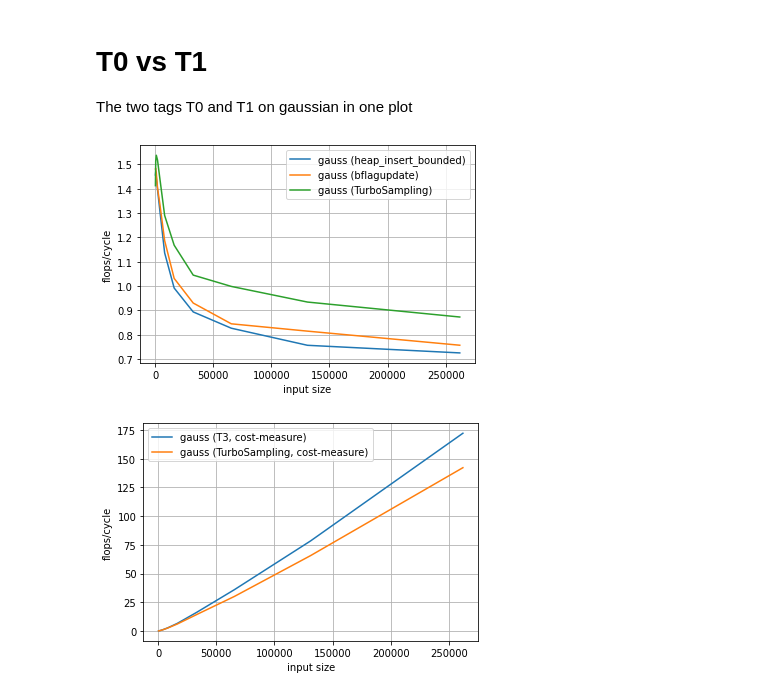
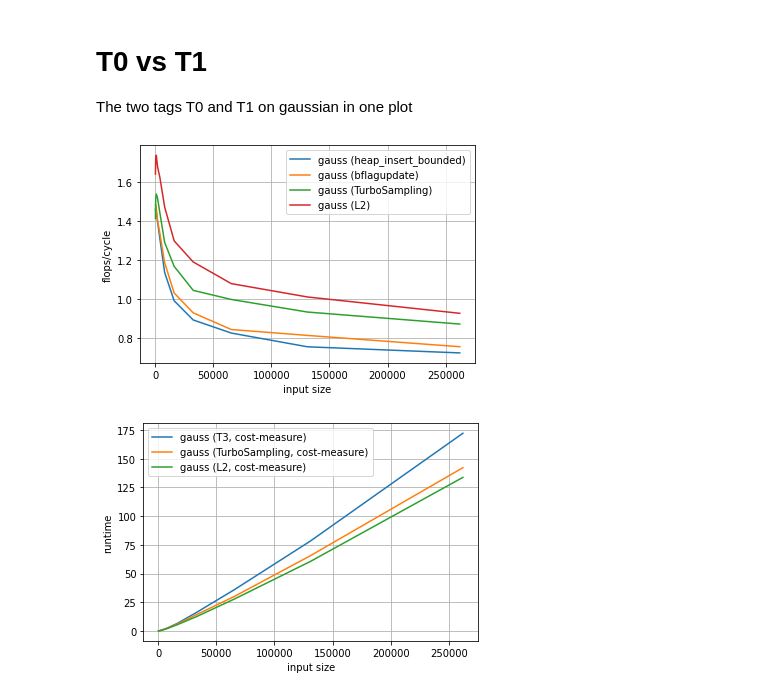
Before and after one commit to bunert/nn-descent, a Jupyter notebook: benchmarking/eval_zenv1.ipynb, the cells around one changed output. Saved outputs shown, nothing was run; the diff lists cells and outputs as text; code cells hidden in the pictures.

```diff
--- a/benchmarking/eval_zenv1.ipynb
+++ b/benchmarking/eval_zenv1.ipynb
@@ -82,39 +82,43 @@ The two tags T0 and T1 on gaussian in one plot
 # %%
 gauss_t0 = pd.read_csv("zenv1_gaussian_dim100_logn8to18_k20_T0", sep=' ', names=hdr)
 gauss_t2 = pd.read_csv("zenv1_gaussian_dim100_logn8to18_k20_T2", sep=' ', names=hdr)
 gauss_hib = pd.read_csv("zenv1_gaussian_dim100_logn8to18_k20_heap_insert_bounded", sep=' ', names=hdr)
 gauss_t3 = pd.read_csv("zenv1_gaussian_dim100_logn8to18_k20_bflagupdate", sep=' ', names=hdr)
 gauss_turbosamp = pd.read_csv("zenv1_gaussian_dim100_logn8to18_k20_turbosampling", sep=' ', names=hdr)
+gauss_l2 = pd.read_csv("zenv1_gaussian_dim100_logn8to18_k20_l2", sep=' ', names=hdr)
+
 
 
 
 #plt.plot(gauss['n'], gauss['flops']/gauss['runtime_cycles'], label='gauss (T1, master)')
 #plt.plot(gauss_t0['n'], gauss_t0['flops']/gauss_t0['runtime_cycles'], label='gauss (T0, master)')
 plt.plot(gauss_hib['n'], gauss_turbosamp['flops']/gauss_hib['runtime_cycles'], label='gauss (heap_insert_bounded)')
 plt.plot(gauss_t3['n'], gauss_turbosamp['flops']/gauss_t3['runtime_cycles'], label='gauss (bflagupdate)')
 plt.plot(gauss_turbosamp['n'], gauss_turbosamp['flops']/gauss_turbosamp['runtime_cycles'], label='gauss (TurboSampling)')
+plt.plot(gauss_l2['n'], gauss_turbosamp['flops']/gauss_l2['runtime_cycles'], label='gauss (L2)')
 
 gauss_t3
 # 100 linearly spaced numbers
 
 plt.ylabel('flops/cycle')
 plt.xlabel('input size')
 plt.grid(True)
 plt.legend()
 plt.show()
 # %% [output]
-[figure, old version]
+[figure, new version]
 # %%
 plt.plot(gauss_t3['n'], gauss_t2['runtime_s'], label='gauss (T3, cost-measure)')
 plt.plot(gauss_turbosamp['n'], gauss_turbosamp['runtime_s'], label='gauss (TurboSampling, cost-measure)')
+plt.plot(gauss_l2['n'], gauss_l2['runtime_s'], label='gauss (L2, cost-measure)')
 
 gauss_t3
 # 100 linearly spaced numbers
 
-plt.ylabel('flops/cycle')
+plt.ylabel('runtime')
 plt.xlabel('input size')
 plt.grid(True)
 plt.legend()
 plt.show()
 # %% [output]
-[figure, old version]
+[figure, new version]
```
Also changed, not shown: 1 other file.
